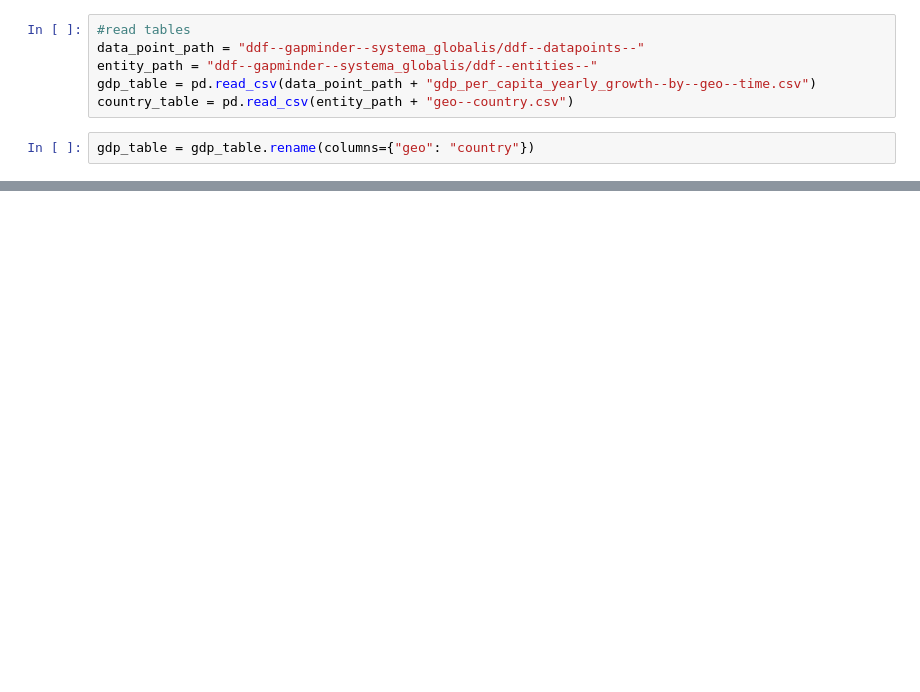
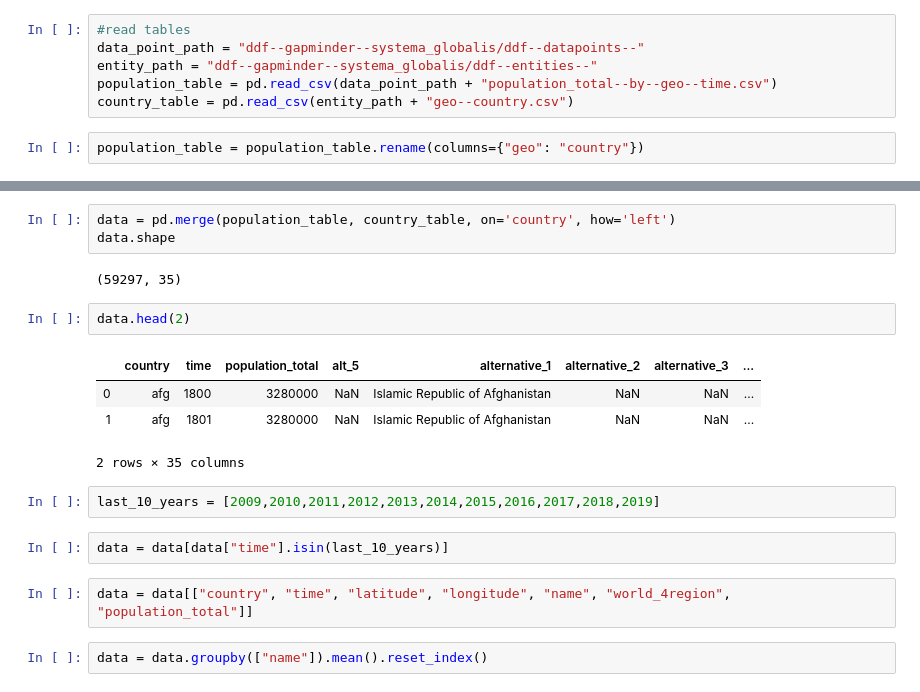
Before and after one commit to ParthTandel/DS5500-Assignment-1, a Jupyter notebook: Assignment_Q1.ipynb, the cells around one changed output, grey strips where cells are left out. Drawn from its saved outputs; the diff is of its cells as text; blank space fills up the shorter version.

```diff
--- a/Assignment_Q1.ipynb
+++ b/Assignment_Q1.ipynb
@@ -12,7 +9,7 @@ import seaborn as sns
 #read tables
 data_point_path = "ddf--gapminder--systema_globalis/ddf--datapoints--"
 entity_path = "ddf--gapminder--systema_globalis/ddf--entities--"
-gdp_table = pd.read_csv(data_point_path + "gdp_per_capita_yearly_growth--by--geo--time.csv")
+population_table = pd.read_csv(data_point_path + "population_total--by--geo--time.csv")
 country_table = pd.read_csv(entity_path + "geo--country.csv")
 # %%
-gdp_table = gdp_table.rename(columns={"geo": "country"})
+population_table = population_table.rename(columns={"geo": "country"})
@@ -76,0 +16,20 @@ for continent in list(continent_gdp["Continent"].unique()):
+# %%
+data = pd.merge(population_table, country_table, on='country', how='left')
+data.shape
+# %% [output]
+(59297, 35)
+# %%
+data.head(2)
+# %% [output]
+|  | country | time | population_total | alt_5 | alternative_1 | alternative_2 | alternative_3 | ... |
+| 0 | afg | 1800 | 3280000 | NaN | Islamic Republic of Afghanistan | NaN | NaN | ... |
+| 1 | afg | 1801 | 3280000 | NaN | Islamic Republic of Afghanistan | NaN | NaN | ... |
+2 rows × 35 columns
+# %%
+last_10_years = [2009,2010,2011,2012,2013,2014,2015,2016,2017,2018,2019]
+# %%
+data = data[data["time"].isin(last_10_years)]
+# %%
+data = data[["country", "time", "latitude", "longitude", "name", "world_4region", "population_total"]]
+# %%
+data = data.groupby(["name"]).mean().reset_index()
```
Also changed, not shown: parts of 9 cells of this notebook, 3 other files.
